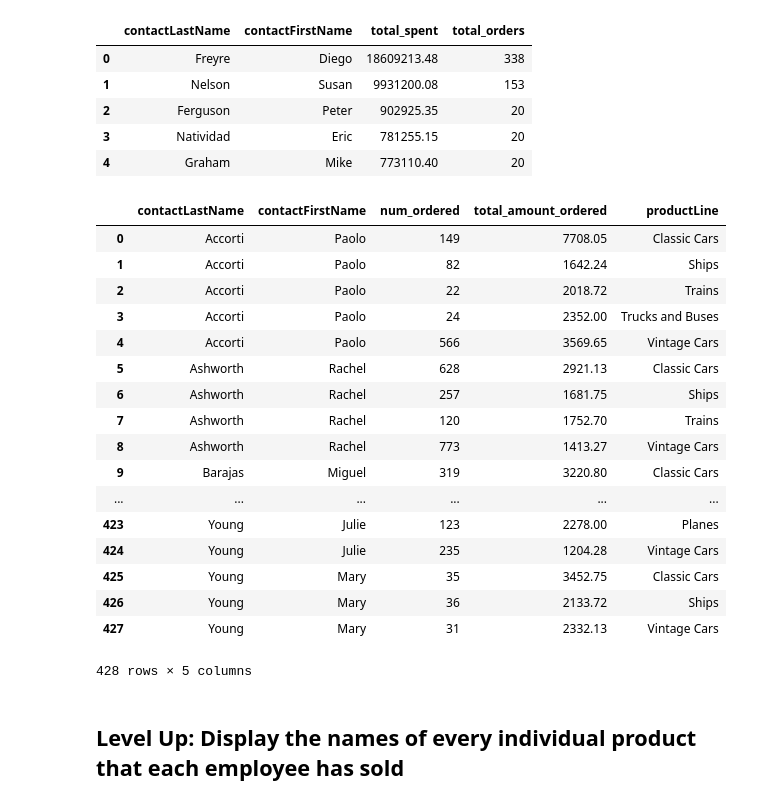
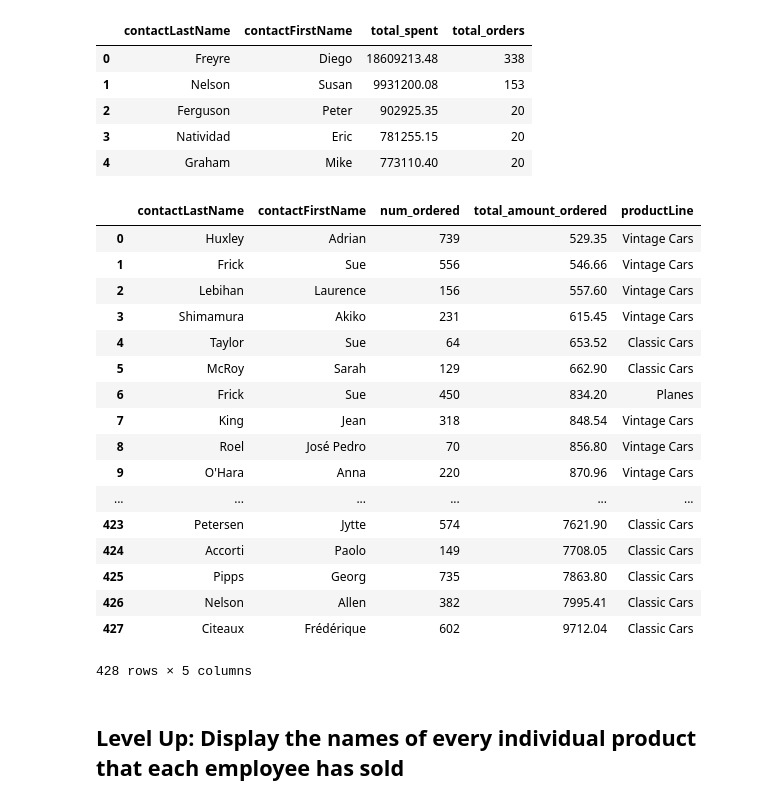
Before and after one commit to kathrinv/dsc-join-statements-lab-nyc-ds-082619, a Jupyter notebook: index.ipynb, the cells around one changed output. Cells and saved outputs as stored; diff of their text form; code cells hidden in the pictures.

```diff
--- a/index.ipynb
+++ b/index.ipynb
@@ -90,47 +90,47 @@ df
 # %%
 # Your code here
 import pandas as pd
 query = """
         SELECT  c.contactLastName,
                 c.contactFirstName,
                 SUM(od.quantityOrdered) AS num_ordered,
                 (od.quantityOrdered * od.priceEach) AS total_amount_ordered,
                 pl.productLine
         FROM customers c
         JOIN orders o
         USING(customerNumber)
         JOIN orderdetails od
         USING(orderNumber)
         JOIN products p
         USING(productCode)
         JOIN productlines pl
         USING(productLine)
         GROUP BY c.contactLastName, c.contactFirstName, pl.productLine
-        ORDER BY
+        ORDER BY total_amount_ordered
 
         """
 
 df = pd.DataFrame(c.execute(query).fetchall())
 df.columns = [x[0] for x in c.description]
 df
 # %% [output]
 |  | contactLastName | contactFirstName | num_ordered | total_amount_ordered | productLine |
-| 0 | Accorti | Paolo | 149 | 7708.05 | Classic Cars |
-| 1 | Accorti | Paolo | 82 | 1642.24 | Ships |
-| 2 | Accorti | Paolo | 22 | 2018.72 | Trains |
-| 3 | Accorti | Paolo | 24 | 2352.00 | Trucks and Buses |
-| 4 | Accorti | Paolo | 566 | 3569.65 | Vintage Cars |
-| 5 | Ashworth | Rachel | 628 | 2921.13 | Classic Cars |
-| 6 | Ashworth | Rachel | 257 | 1681.75 | Ships |
-| 7 | Ashworth | Rachel | 120 | 1752.70 | Trains |
-| 8 | Ashworth | Rachel | 773 | 1413.27 | Vintage Cars |
-| 9 | Barajas | Miguel | 319 | 3220.80 | Classic Cars |
+| 0 | Huxley | Adrian | 739 | 529.35 | Vintage Cars |
+| 1 | Frick | Sue | 556 | 546.66 | Vintage Cars |
+| 2 | Lebihan | Laurence | 156 | 557.60 | Vintage Cars |
+| 3 | Shimamura | Akiko | 231 | 615.45 | Vintage Cars |
+| 4 | Taylor | Sue | 64 | 653.52 | Classic Cars |
+| 5 | McRoy | Sarah | 129 | 662.90 | Classic Cars |
+| 6 | Frick | Sue | 450 | 834.20 | Planes |
+| 7 | King | Jean | 318 | 848.54 | Vintage Cars |
+| 8 | Roel | José Pedro | 70 | 856.80 | Vintage Cars |
+| 9 | O'Hara | Anna | 220 | 870.96 | Vintage Cars |
 | ... | ... | ... | ... | ... | ... |
-| 423 | Young | Julie | 123 | 2278.00 | Planes |
-| 424 | Young | Julie | 235 | 1204.28 | Vintage Cars |
-| 425 | Young | Mary | 35 | 3452.75 | Classic Cars |
-| 426 | Young | Mary | 36 | 2133.72 | Ships |
-| 427 | Young | Mary | 31 | 2332.13 | Vintage Cars |
+| 423 | Petersen | Jytte | 574 | 7621.90 | Classic Cars |
+| 424 | Accorti | Paolo | 149 | 7708.05 | Classic Cars |
+| 425 | Pipps | Georg | 735 | 7863.80 | Classic Cars |
+| 426 | Nelson | Allen | 382 | 7995.41 | Classic Cars |
+| 427 | Citeaux | Frédérique | 602 | 9712.04 | Classic Cars |
 428 rows × 5 columns
 # %%
 # Your code here
```
